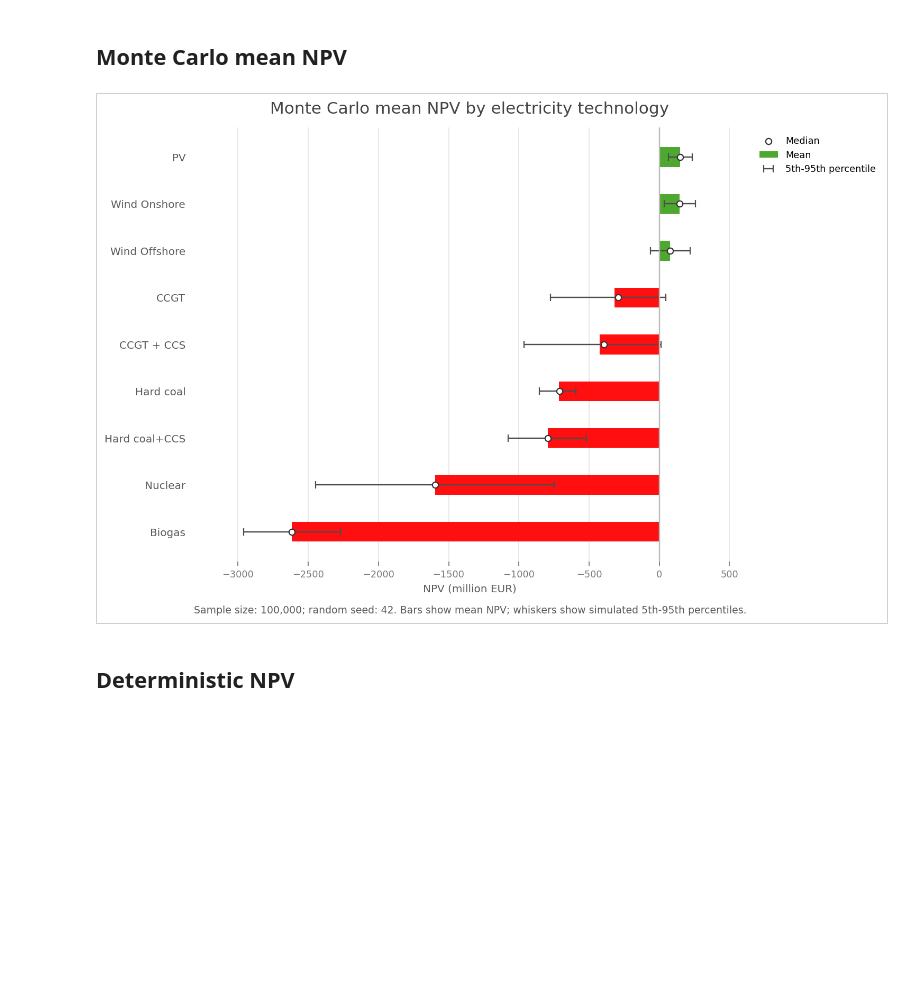
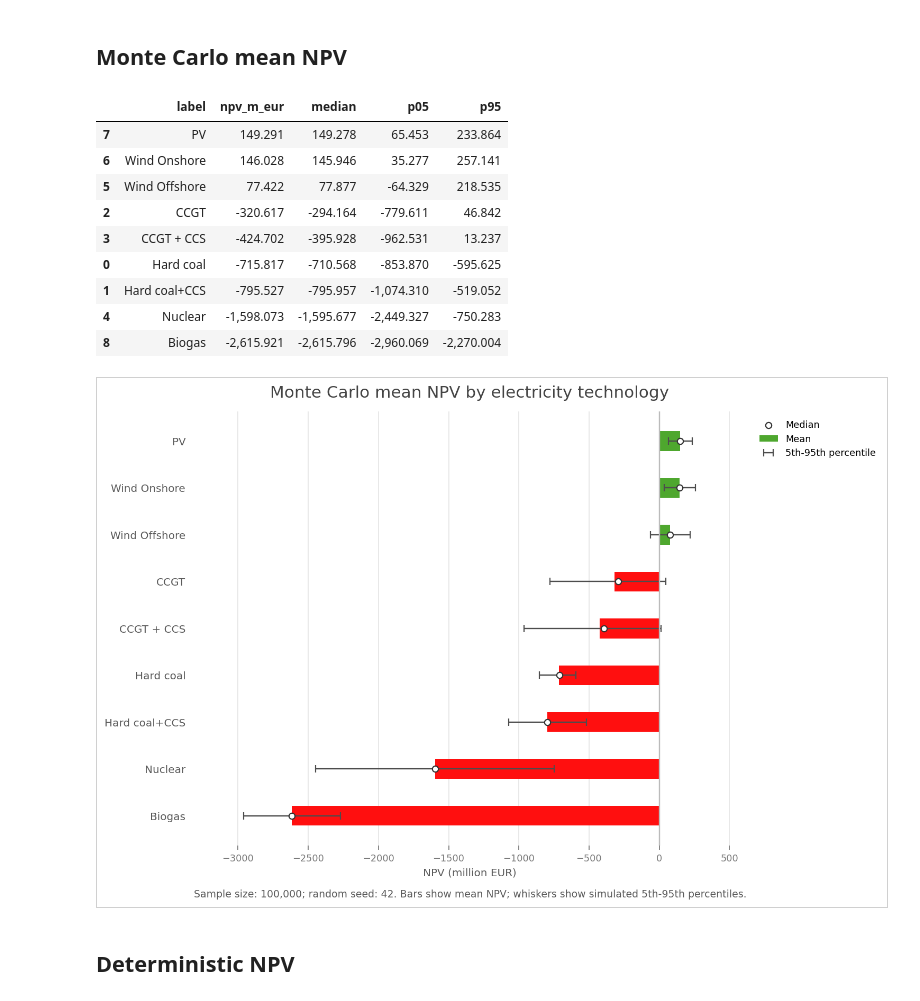
Before and after one commit to Finnzn/Master-Thesis, a Jupyter notebook: notebooks/electricity/electricity_summary.ipynb, the cells around one changed output. Saved outputs shown, nothing was run; the diff lists cells and outputs as text; code cells hidden in the pictures; blank space fills up the shorter version.

```diff
--- a/notebooks/electricity/electricity_summary.ipynb
+++ b/notebooks/electricity/electricity_summary.ipynb
@@ -38,37 +50,49 @@ pd.options.display.float_format = "{:,.3f}".format
 # %%
 monte_carlo_results = simulate_electricity_results(
     sample_size=SAMPLE_SIZE,
     random_seed=RANDOM_SEED,
     technologies=TECHNOLOGIES,
 )
 
 mc_summary_rows = []
 for technology, results in monte_carlo_results.items():
-    values = np.asarray(results["npv_eur"], dtype=float) / 1_000_000
+    values = np.asarray(results[NPV_METRIC_COLUMN], dtype=float) / NPV_SCALE_FACTOR
     mc_summary_rows.append(
         {
             "label": ELECTRICITY_TECHNOLOGY_LABELS.get(technology, technology),
-            "mean_m_eur": values.mean(),
-            "median_m_eur": np.median(values),
-            "p05_m_eur": np.percentile(values, 5),
-            "p95_m_eur": np.percentile(values, 95),
+            NPV_SUMMARY_COLUMN: values.mean(),
+            "median": np.median(values),
+            "p05": np.percentile(values, 5),
+            "p95": np.percentile(values, 95),
         }
     )
-mc_summary = pd.DataFrame(mc_summary_rows).sort_values("mean_m_eur", ascending=False)
+mc_summary = pd.DataFrame(mc_summary_rows).sort_values(NPV_SUMMARY_COLUMN, ascending=False)
 mc_summary_by_label = mc_summary.set_index("label")
 
+display(mc_summary)
 plot_mean_npv_technology_bars(
-    values_million_eur=mc_summary_by_label["mean_m_eur"].to_dict(),
+    values_million_eur=mc_summary_by_label[NPV_SUMMARY_COLUMN].to_dict(),
     output_path=None,
-    title="Monte Carlo mean NPV by electricity technology",
-    median_values_million_eur=mc_summary_by_label["median_m_eur"].to_dict(),
-    lower_values_million_eur=mc_summary_by_label["p05_m_eur"].to_dict(),
-    upper_values_million_eur=mc_summary_by_label["p95_m_eur"].to_dict(),
+    title=f"Monte Carlo mean {NPV_RANKING_LABEL} by electricity technology",
+    median_values_million_eur=mc_summary_by_label["median"].to_dict(),
+    lower_values_million_eur=mc_summary_by_label["p05"].to_dict(),
+    upper_values_million_eur=mc_summary_by_label["p95"].to_dict(),
     sample_size=SAMPLE_SIZE,
     random_seed=RANDOM_SEED,
+    x_axis_label=NPV_AXIS_LABEL,
 )
 plt.show()
 # %% [output]
+|  | label | npv_m_eur | median | p05 | p95 |
+| 7 | PV | 149.291 | 149.278 | 65.453 | 233.864 |
+| 6 | Wind Onshore | 146.028 | 145.946 | 35.277 | 257.141 |
+| 5 | Wind Offshore | 77.422 | 77.877 | -64.329 | 218.535 |
+| 2 | CCGT | -320.617 | -294.164 | -779.611 | 46.842 |
+| 3 | CCGT + CCS | -424.702 | -395.928 | -962.531 | 13.237 |
+| 0 | Hard coal | -715.817 | -710.568 | -853.870 | -595.625 |
+| 1 | Hard coal+CCS | -795.527 | -795.957 | -1,074.310 | -519.052 |
+| 4 | Nuclear | -1,598.073 | -1,595.677 | -2,449.327 | -750.283 |
+| 8 | Biogas | -2,615.921 | -2,615.796 | -2,960.069 | -2,270.004 |
 [figure]
 # %% [markdown]
 ## Deterministic NPV
```
Also changed, not shown: parts of 6 cells of this notebook, 6 other files.
